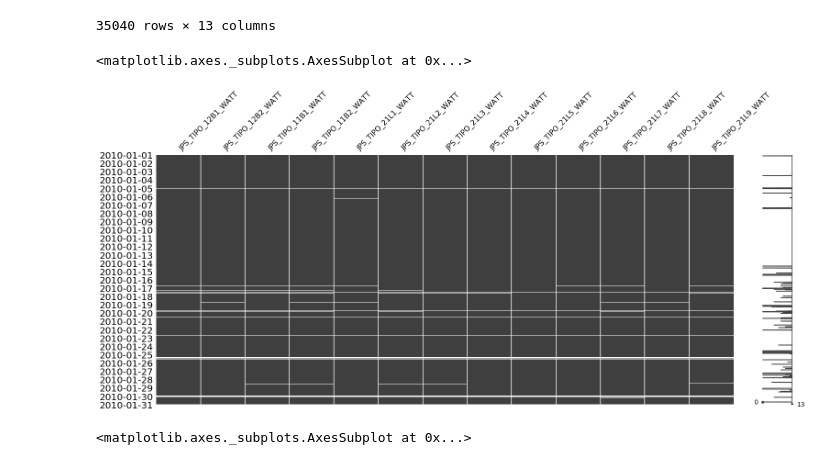
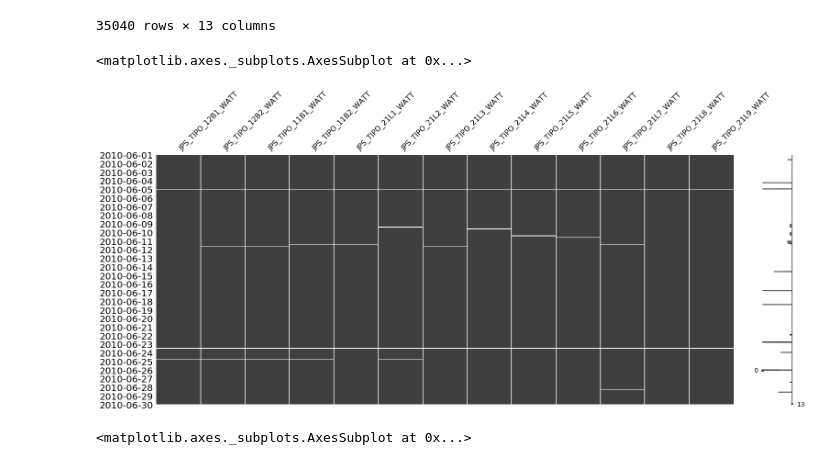
Before and after one commit to lucas-morais/Load-Forecasting, a Jupyter notebook: notebooks/1.0.Análise-Zeros-e-Missing.ipynb, the cells around one changed output. Saved outputs shown, nothing was run; the diff lists cells and outputs as text; code cells hidden in the pictures.

```diff
--- a/notebooks/1.0.Análise-Zeros-e-Missing.ipynb
+++ b/notebooks/1.0.Análise-Zeros-e-Missing.ipynb
@@ -14,5 +14,5 @@ from tools.tools import subes
 # %%
-jps = subes('JPS.xlsx')
+jps = subes('JPS')
 # %%
 jps.desc()
 # %% [output]
@@ -123,10 +123,10 @@ df1.loc['2010']
 | 2010-12-31 23:45:00 | 11.8 | 10.5 | 11.6 | 10.8 | 2.592 | ... |
 35040 rows × 13 columns
 # %%
- msno.matrix(df1.loc['2010-01'] , freq='D')
+ msno.matrix(df1.loc['2010-06'] , freq='D')
 # %% [output]
 <matplotlib.axes._subplots.AxesSubplot at 0x...>
-[figure, old version]
+[figure, new version]
 # %%
 msno.dendrogram(df1)
 # %% [output]
```
Also changed, not shown: parts of 3 cells of this notebook, 2 other files.
